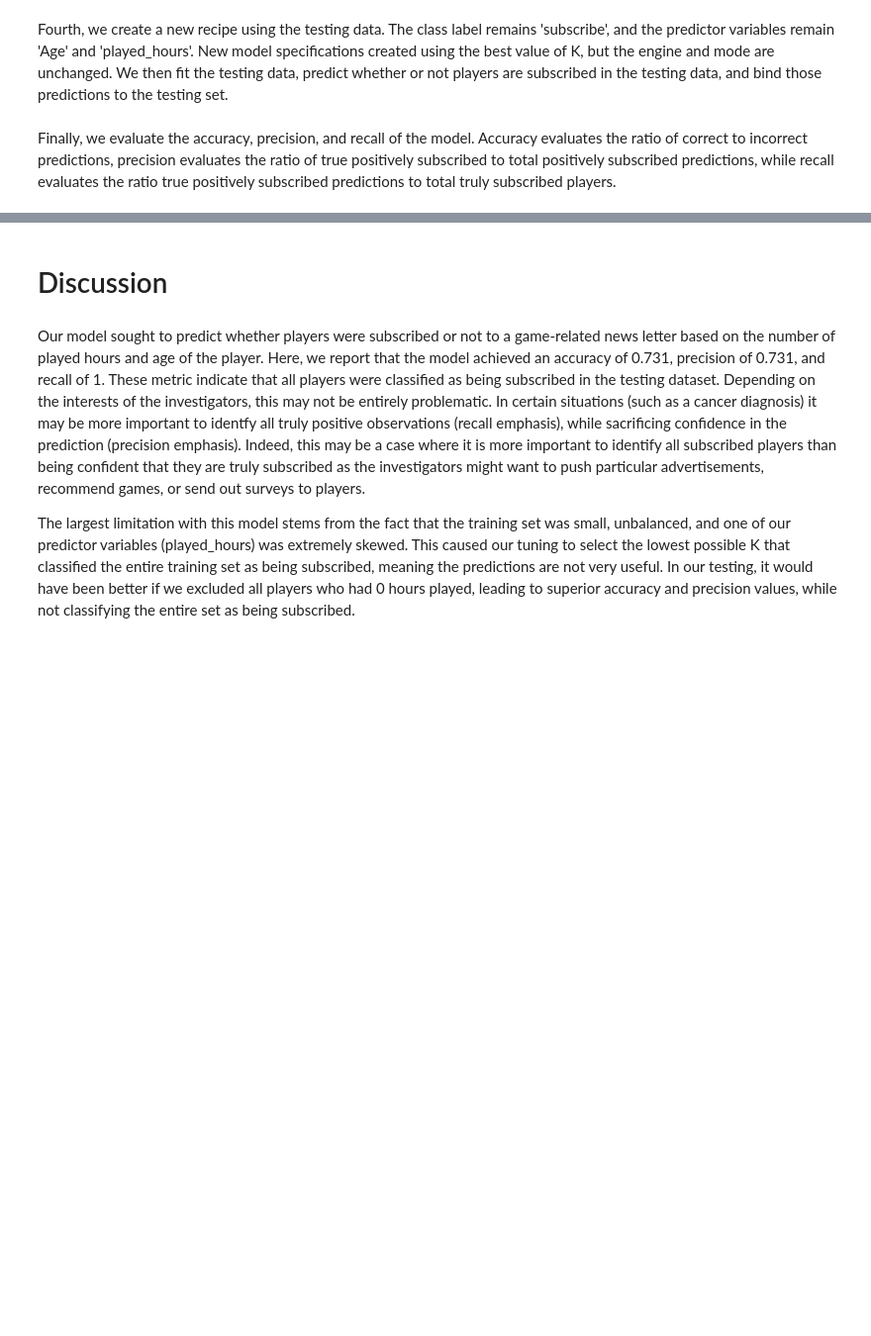
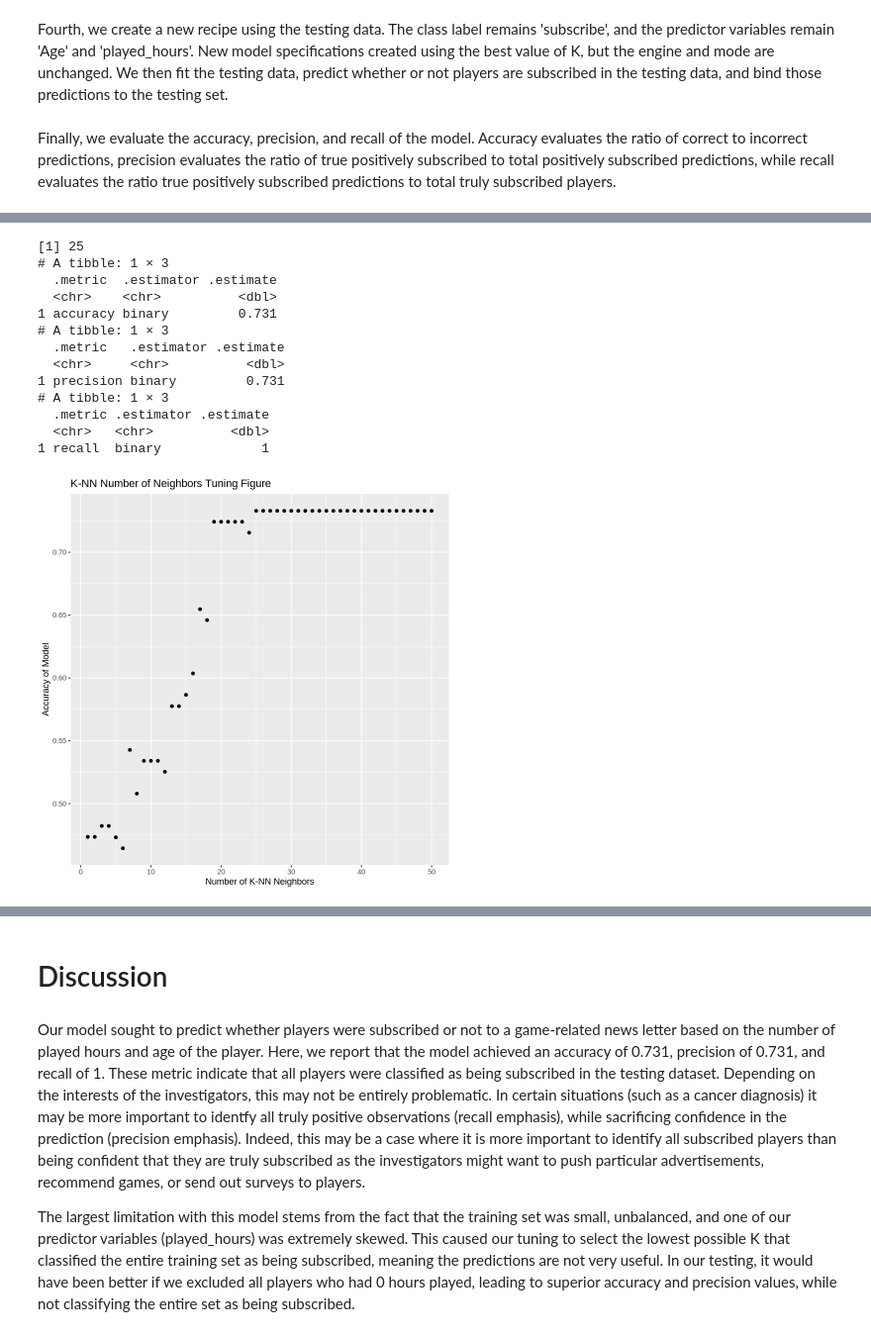
Before and after one commit to sjhillen/DSCI-Group-Project, a Jupyter notebook: SkeletonNotebook.ipynb, the cells around one changed output, grey strips where cells are left out. Shown at 99% size. Saved outputs shown, nothing was run; the diff lists cells and outputs as text; code cells hidden in the pictures; blank space fills up the shorter version.

Commit message:
added the two other models

```diff
--- a/SkeletonNotebook.ipynb
+++ b/SkeletonNotebook.ipynb
@@ -240,0 +243,79 @@ print(players_fit_recall)
+# %%
+# age only model
+players_split_age <- initial_split(clean_players, prop = 0.6, strata = subscribe)
+players_training_age <- training(players_split_age)
+players_testing_age <- testing(players_split_age)
+
+vfold_age <- vfold_cv(players_training_age, v = 5, strata = subscribe)
+k_vals_age <- tibble(neighbors = seq(from = 1, to = 50, by = 1))
+
+players_recipe_age <- recipe(subscribe ~ Age, data = players_training_age) |>
+    step_scale(all_predictors()) |>
+    step_center(all_predictors())
+
+players_spec_age <- nearest_neighbor(weight_func = "rectangular", neighbors = tune()) |>
+    set_engine("kknn") |>
+    set_mode("classification")
+
+players_fit_age <- workflow() |>
+    add_recipe(players_recipe_age) |>
+    add_model(players_spec_age) |>
+    tune_grid(resamples = vfold_age, grid = k_vals_age) |>
+    collect_metrics() |>
+    filter(.metric == "accuracy")
+
+k_neighbors_plot_age <- ggplot(players_fit_age, aes(x = neighbors, y = mean)) +
+    geom_point() +
+    labs(y = "Accuracy of Model", x = "Number of K-NN Neighbors") +
+    ggtitle("K-NN Number of Neighbors Tuning Figure")
+k_neighbors_plot_age
+
+neighbors_best_age <- players_fit_age |>
+    arrange(desc(mean)) |>
+    head(1) |>
+    pull(neighbors)
+print(neighbors_best_age)
+
+players_recipe_age <- recipe(subscribe ~ Age, data = players_testing_age) |>
+    step_scale(all_predictors()) |>
+    step_center(all_predictors())
+
+players_spec_optimal_age <- nearest_neighbor(weight_func = "rectangular", neighbors = 25) |>
+  set_engine("kknn") |>
+  set_mode("classification")
+
+players_fit_optimal_age <- workflow() |>
+    add_model(players_spec_optimal_age) |>
+    add_recipe(players_recipe_age) |>
+    fit(data = players_testing_age) |>
+    predict(players_testing_age) |>
+    bind_cols(players_testing_age)
+
+players_fit_accuracy_age <- players_fit_optimal_age |>
+  metrics(truth = subscribe, estimate = .pred_class) |>
+  filter(.metric == "accuracy")
+
+players_fit_precision_age <- players_fit_optimal_age |>
+    precision(truth = subscribe, estimate = .pred_class, event_level="second")
+
+players_fit_recall_age <- players_fit_optimal_age |>
+    recall(truth = subscribe, estimate = .pred_class, event_level="second")
+
+print(players_fit_accuracy_age)
+print(players_fit_precision_age)
+print(players_fit_recall_age)
+# %% [output]
+[1] 25
+# A tibble: 1 × 3
+  .metric  .estimator .estimate
+  <chr>    <chr>          <dbl>
+1 accuracy binary         0.731
+# A tibble: 1 × 3
+  .metric   .estimator .estimate
+  <chr>     <chr>          <dbl>
+1 precision binary         0.731
+# A tibble: 1 × 3
+  .metric .estimator .estimate
+  <chr>   <chr>          <dbl>
+1 recall  binary             1
+[figure, added]
```
Also changed, not shown: parts of 5 cells of this notebook.
